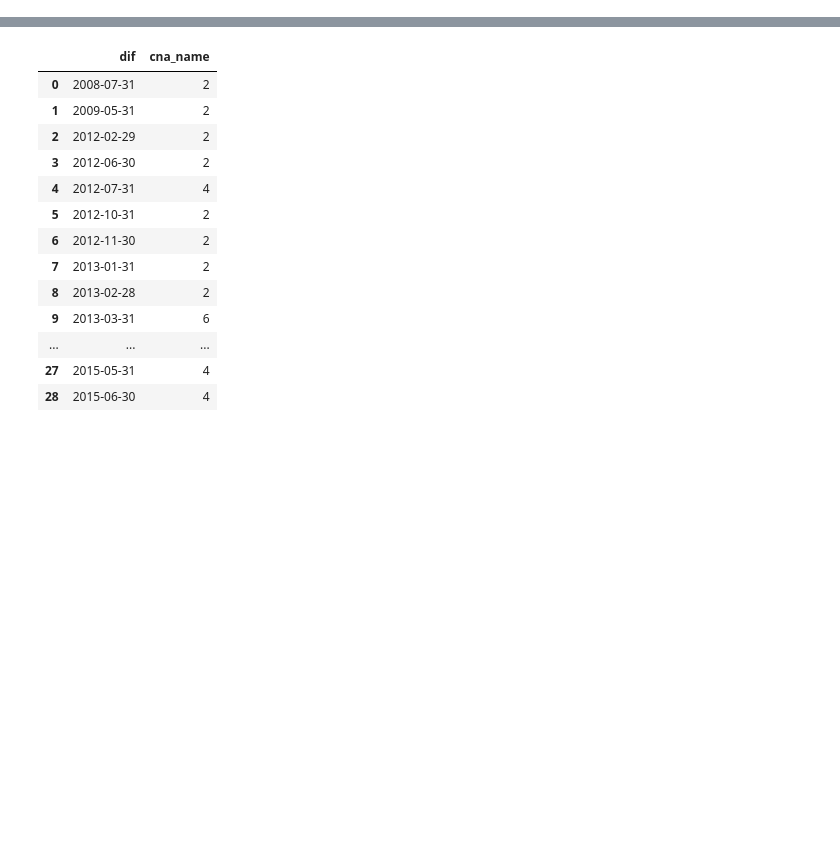
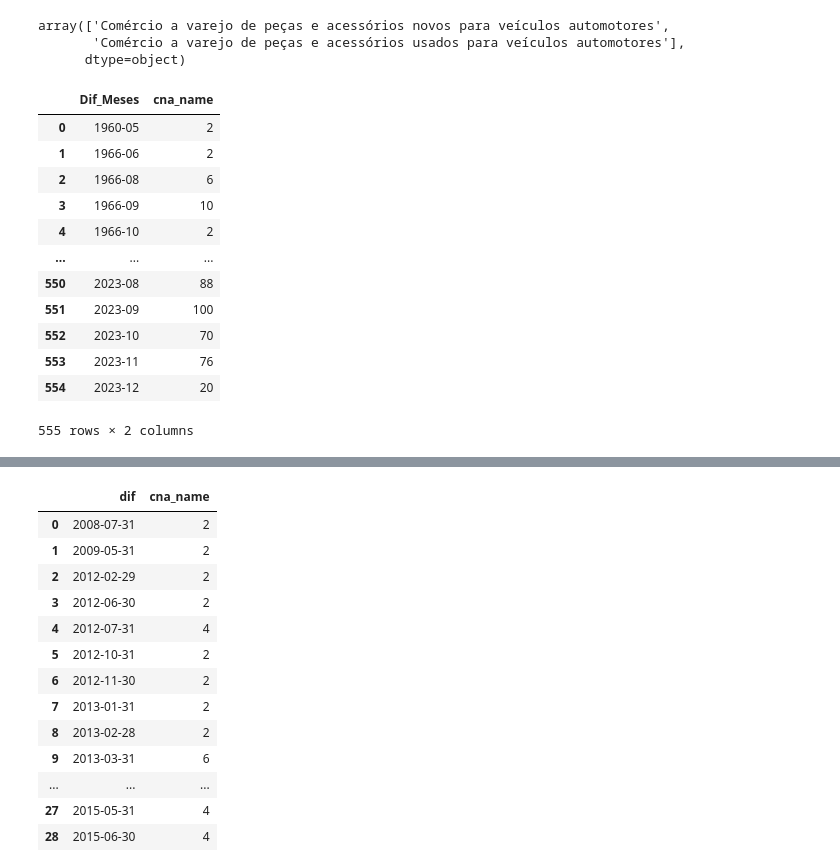
Before and after one commit to sintese-bi/dashboard-cnpj-api, a Jupyter notebook: testes.ipynb, the cells around one changed output, grey strips where cells are left out. Drawn from its saved outputs; the diff is of its cells as text; code cells hidden in the pictures; blank space fills up the shorter version.

```diff
--- a/testes.ipynb
+++ b/testes.ipynb
@@ -42,0 +41,31 @@ df_size['data_incio_atividade']=pd.to_datetime(df_size['data_incio_atividade'].a
+# %%
+df_size['data_incio_atividade']=pd.to_datetime(df_size['data_incio_atividade'].astype(str),format='%Y-%m-%d')
+
+df_teste = df_size[df_size['cna_name']=='Comércio a varejo de peças e acessórios novos para veículos automotores']
+df2=df_teste.sort_values('data_incio_atividade',ascending=False)
+
+df2['Dif_Meses'] =df2['data_incio_atividade'].dt.to_period('M')
+
+df_qtd = pd.DataFrame(df2[['cna_name','Dif_Meses']].groupby('Dif_Meses').count()).reset_index()
+# %%
+df_size['cna_name'].unique()
+# %% [output]
+array(['Comércio a varejo de peças e acessórios novos para veículos automotores',
+       'Comércio a varejo de peças e acessórios usados para veículos automotores'],
+      dtype=object)
+# %%
+df_qtd
+# %% [output]
+|  | Dif_Meses | cna_name |
+| 0 | 1960-05 | 2 |
+| 1 | 1966-06 | 2 |
+| 2 | 1966-08 | 6 |
+| 3 | 1966-09 | 10 |
+| 4 | 1966-10 | 2 |
+| ... | ... | ... |
+| 550 | 2023-08 | 88 |
+| 551 | 2023-09 | 100 |
+| 552 | 2023-10 | 70 |
+| 553 | 2023-11 | 76 |
+| 554 | 2023-12 | 20 |
+555 rows × 2 columns
```
Also changed, not shown: parts of 4 cells of this notebook, 1 other file.
